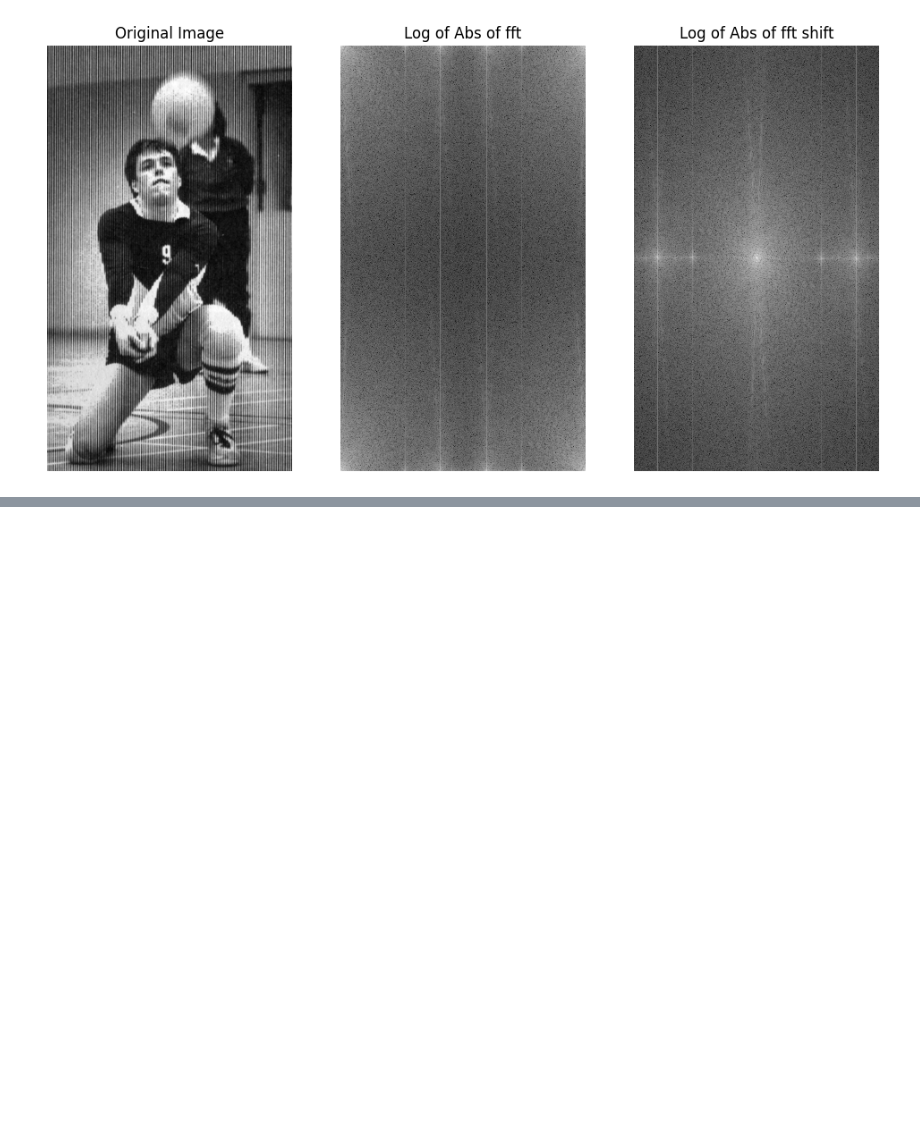
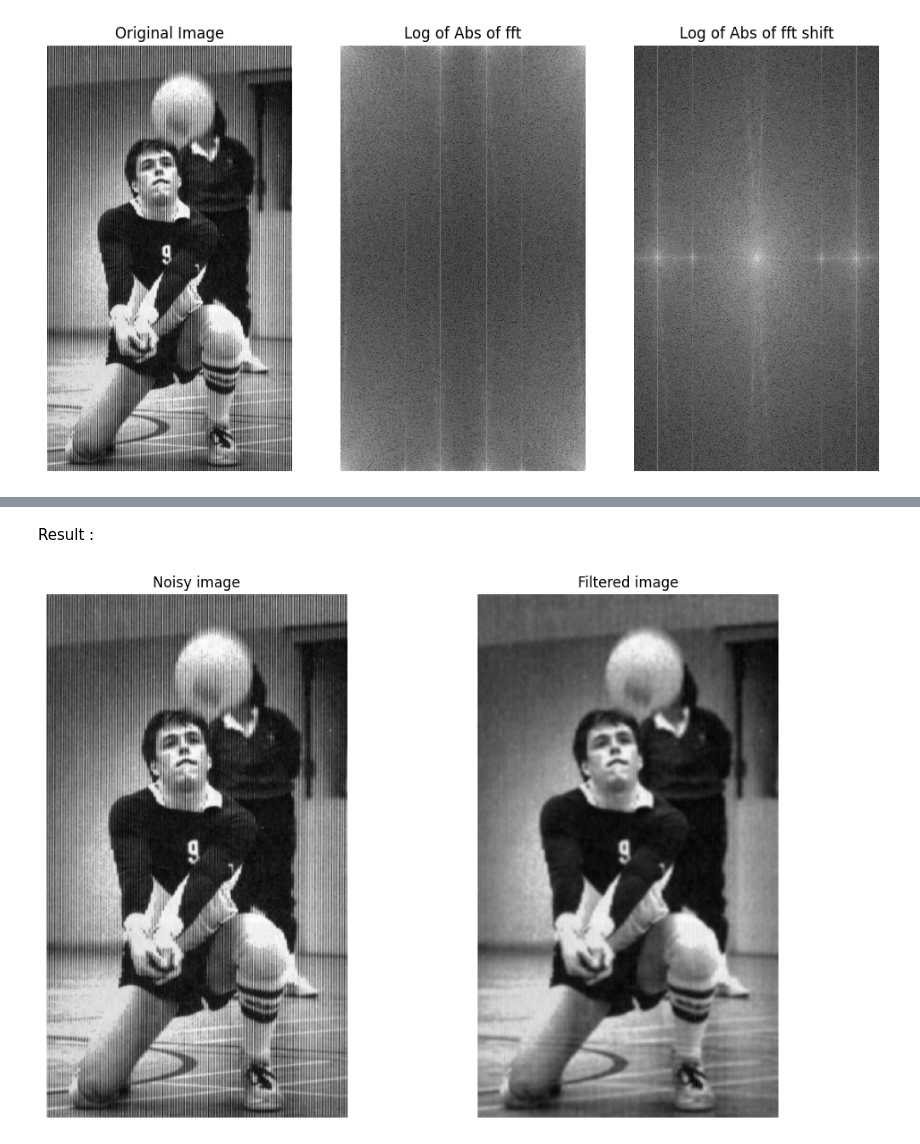
Before and after one commit to ZahraEk/Digital-Image-Proccesing, a Jupyter notebook: DIP_EXC3_Q3.ipynb, the cells around one changed output, grey strips where cells are left out. Drawn from its saved outputs; the diff is of its cells as text; code cells hidden in the pictures; blank space fills up the shorter version.

```diff
--- a/DIP_EXC3_Q3.ipynb
+++ b/DIP_EXC3_Q3.ipynb
@@ -84,0 +109,15 @@ plt.show()
+# %% [markdown]
+Result :
+# %%
+f, ax = plt.subplots(1,2,figsize=(12,8))
+
+ax[0].imshow(img,cmap='gray')
+ax[0].set_title("Noisy image")
+ax[0].axis('off')
+ax[1].imshow(blurred_img,cmap='gray')
+ax[1].set_title("Filtered image")
+ax[1].axis('off')
+
+plt.show()
+# %% [output]
+[figure, added]
```
Also changed, not shown: parts of 4 cells of this notebook.
